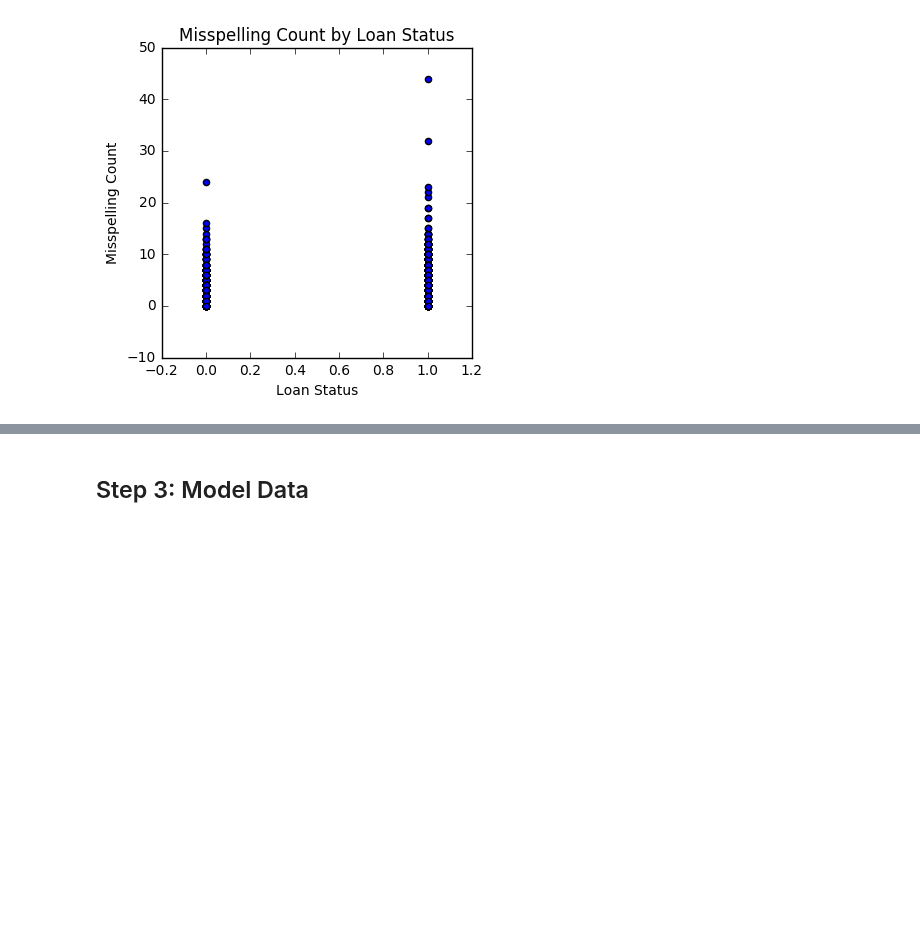
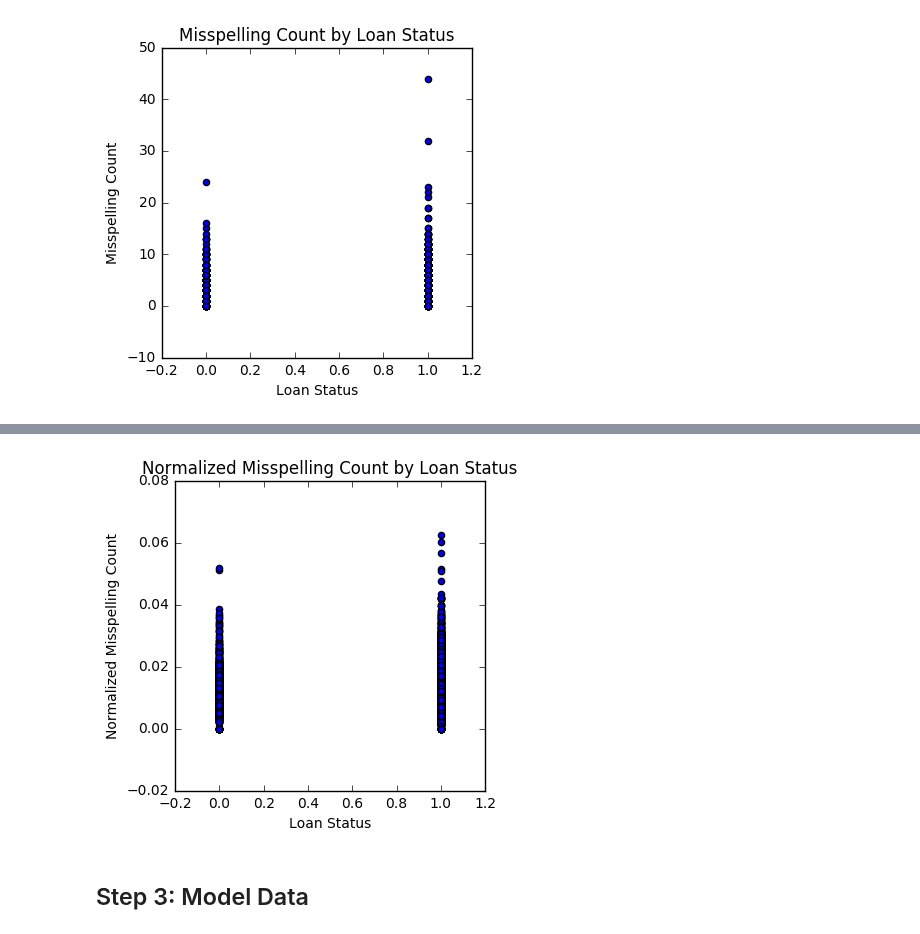
Before and after one commit to dmodjeska/cs109a, a Jupyter notebook: DKM_Project_WIP.ipynb, the cells around one changed output, grey strips where cells are left out. Drawn from its saved outputs; the diff is of its cells as text; code cells hidden in the pictures; blank space fills up the shorter version.

```diff
--- a/DKM_Project_WIP.ipynb
+++ b/DKM_Project_WIP.ipynb
@@ -638,3 +656,13 @@ plt.show()
+# %%
+fig = plt.figure(figsize = (4, 4))
+ax1 = fig.add_subplot(1, 1, 1)
+ax1.scatter(data_nlp['loan_status'], data_nlp['misspell_count_norm'])
+ax1.set_title("Normalized Misspelling Count by Loan Status")
+ax1.set_xlabel("Loan Status")
+ax1.set_ylabel("Normalized Misspelling Count")
+plt.show()
+# %% [output]
+[figure, added]
 # %% [markdown]
 ## Step 3: Model Data
 # %%
```
Also changed, not shown: parts of 5 cells of this notebook.
